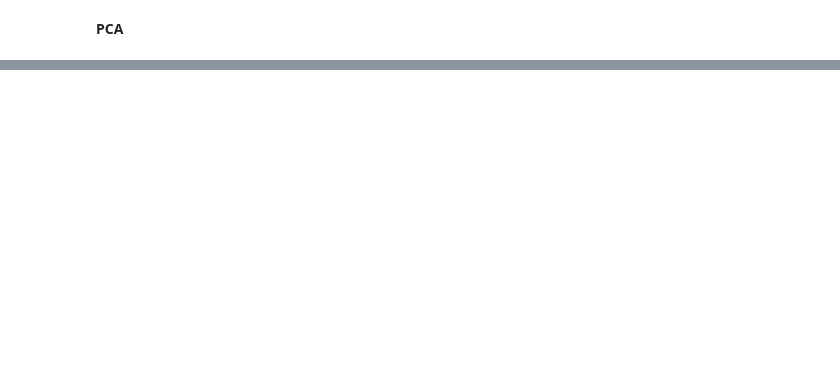
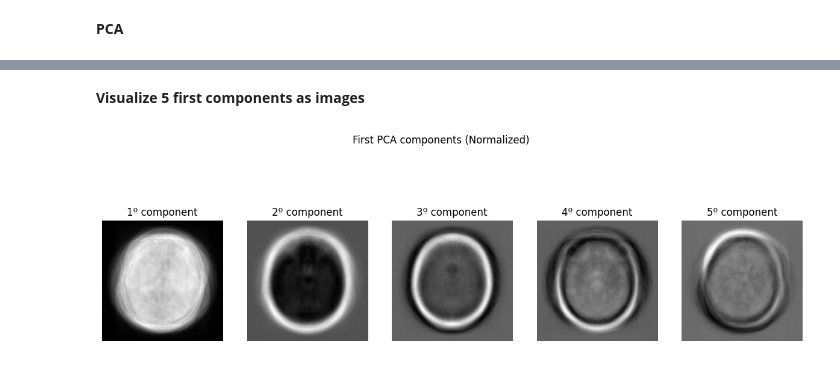
Before and after one commit to mikelpri3/BigData, a Jupyter notebook: notebook.ipynb, the cells around one changed output, grey strips where cells are left out. Drawn from its saved outputs; the diff is of its cells as text; code cells hidden in the pictures; blank space fills up the shorter version.

```diff
--- a/notebook.ipynb
+++ b/notebook.ipynb
@@ -464,0 +494,36 @@ Error:
+# %%
+from sklearn.decomposition import IncrementalPCA
+
+batch_size = 100
+pca = IncrementalPCA(n_components=50)
+
+for i in range(0, len(images), batch_size):
+    batch = images[i:i+batch_size].reshape(batch_size, -1)
+    pca.partial_fit(batch)
+
+X_pca = []
+for i in range(0, len(images), batch_size):
+    batch = images[i:i+batch_size].reshape(batch_size, -1)
+    X_pca.append(pca.transform(batch))
+
+X_pca = np.vstack(X_pca)
+# %% [markdown]
+**Visualize 5 first components as images**
+# %%
+fig, axs = plt.subplots(1, 5, figsize=(15, 5))
+
+for i in range(5):
+    component = pca.components_[i].reshape(images.shape[1], images.shape[2], images.shape[3])  # (C, H, W)
+    component_img = np.transpose(component, (1, 2, 0))  # (H, W, C)
+
+    component_img -= component_img.min()
+    component_img /= component_img.max()
+
+    axs[i].imshow(component_img)
+    axs[i].axis('off')
+    axs[i].set_title(f'{i+1}º component')
+
+plt.suptitle("First PCA components (Normalized)")
+plt.show()
+# %% [output]
+[figure, added]
```
Also changed, not shown: parts of 5 cells of this notebook.
